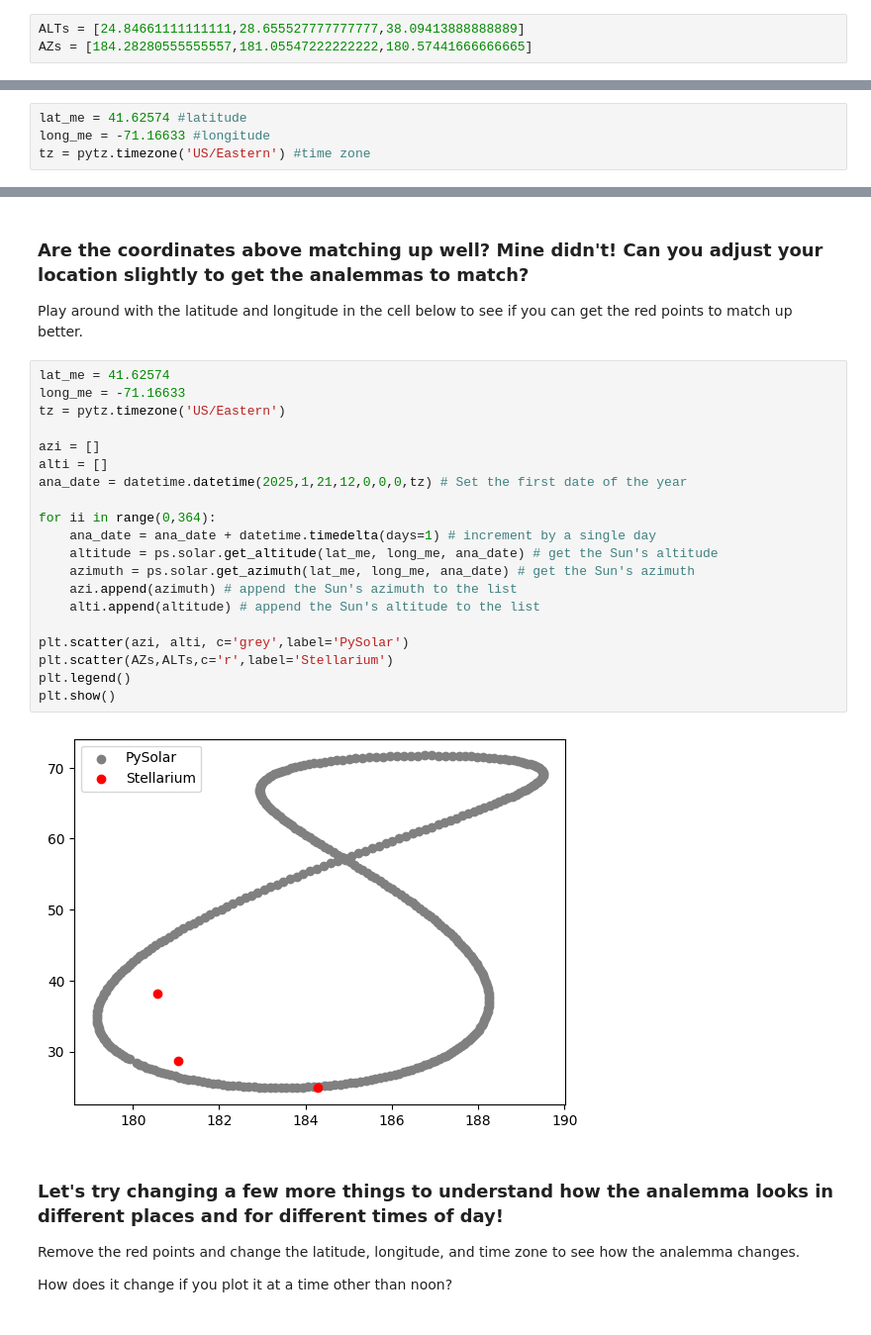
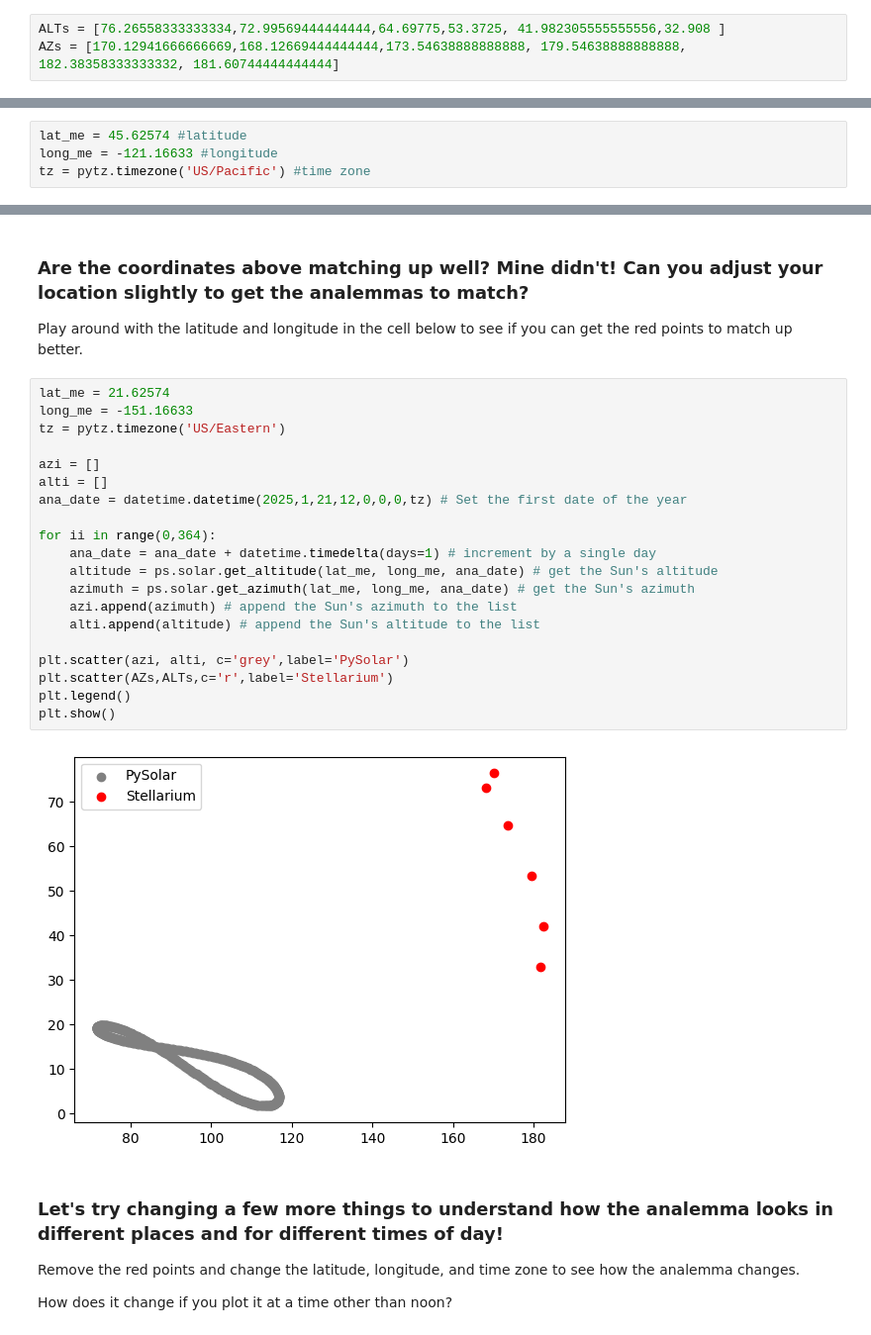
Before and after one commit to zfsayed/astr21, a Jupyter notebook: sections1to2.ipynb, the cells around one changed output, grey strips where cells are left out. Shown at 99% size. Drawn from its saved outputs; the diff is of its cells as text.

```diff
--- a/sections1to2.ipynb
+++ b/sections1to2.ipynb
@@ -181,8 +201,8 @@ Split your dates and times amongst your teammates, and generate a list of AZ and
 
 In the next cell, enter those values for at least the 12 dates (feel free to add more), by copying the decimal degrees for each date into the list. Be careful that the two lists are in the same order! The cell below has an example using my first few values.
 # %%
-ALTs = [24.84661111111111,28.655527777777777,38.09413888888889]
-AZs = [184.28280555555557,181.05547222222222,180.57441666666665]
+ALTs = [76.26558333333334,72.99569444444444,64.69775,53.3725, 41.982305555555556,32.908 ]
+AZs = [170.12941666666669,168.12669444444444,173.54638888888888, 179.54638888888888, 182.38358333333332, 181.60744444444444]
 # %% [markdown]
 Once you've populated your list after using Stellarium for each date, make a plot using your two lists, to see how the Sun's position at noon changes throughout the year! The cell below has an example for my two lists.
 # %%
@@ -228,9 +245,9 @@ import matplotlib.pyplot as plt # performing plots
 # %% [markdown]
 Next, set the following latitude, longitude, and time zone variables to match your location in Stellarium! I'll use the RI coordinates.
 # %%
-lat_me = 41.62574 #latitude
-long_me = -71.16633 #longitude
-tz = pytz.timezone('US/Eastern') #time zone
+lat_me = 45.62574 #latitude
+long_me = -121.16633 #longitude
+tz = pytz.timezone('US/Pacific') #time zone
 # %% [markdown]
 The cell below is going to loop through an entire year of dates and plot the AZ and ALT of the Sun. Let's see if it matches the data collected from Stellarium!
 # %%
@@ -259,27 +276,27 @@ The grey points above outline what we call the "analemma", which is the Sun's ch
 
 Play around with the latitude and longitude in the cell below to see if you can get the red points to match up better.
 # %%
-lat_me = 41.62574
-long_me = -71.16633
+lat_me = 21.62574
+long_me = -151.16633
 tz = pytz.timezone('US/Eastern')
 
 azi = []
 alti = []
 ana_date = datetime.datetime(2025,1,21,12,0,0,0,tz) # Set the first date of the year
 
 for ii in range(0,364):
     ana_date = ana_date + datetime.timedelta(days=1) # increment by a single day
     altitude = ps.solar.get_altitude(lat_me, long_me, ana_date) # get the Sun's altitude
     azimuth = ps.solar.get_azimuth(lat_me, long_me, ana_date) # get the Sun's azimuth
     azi.append(azimuth) # append the Sun's azimuth to the list
     alti.append(altitude) # append the Sun's altitude to the list
 
 plt.scatter(azi, alti, c='grey',label='PySolar')
 plt.scatter(AZs,ALTs,c='r',label='Stellarium')
 plt.legend()
 plt.show()
 # %% [output]
-[figure, old version]
+[figure, new version]
 # %% [markdown]
 ### Let's try changing a few more things to understand how the analemma looks in different places and for different times of day!
 
```
Also changed, not shown: parts of 7 cells of this notebook.
